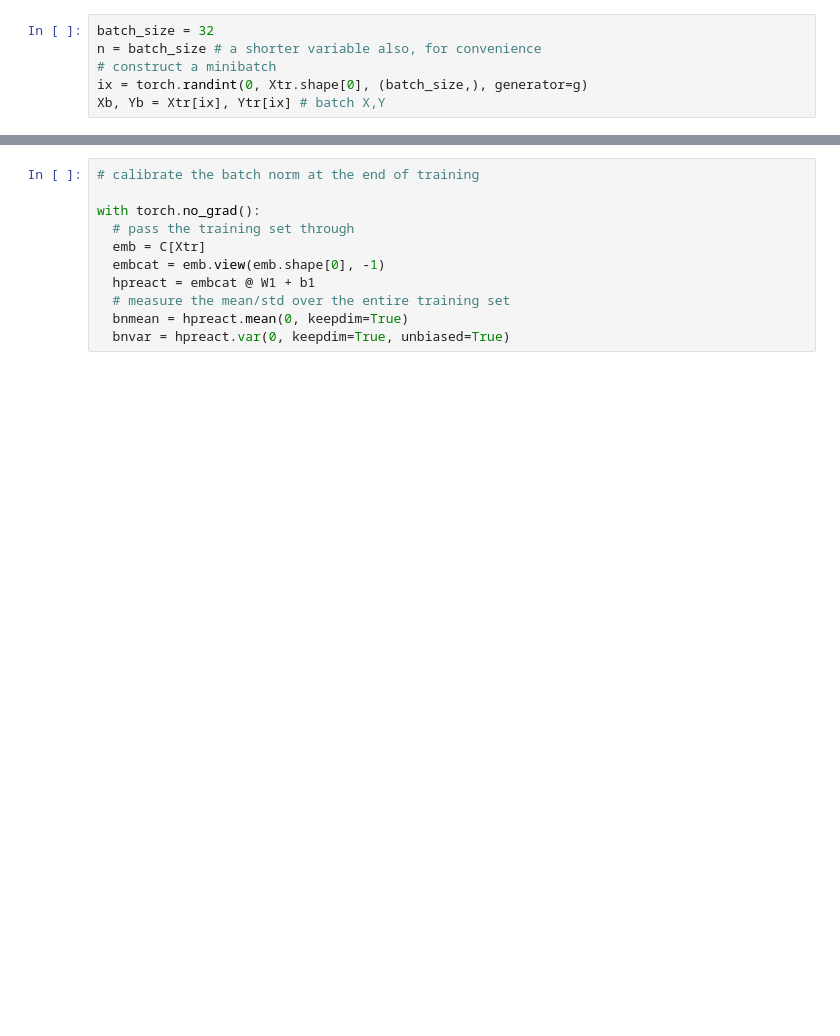
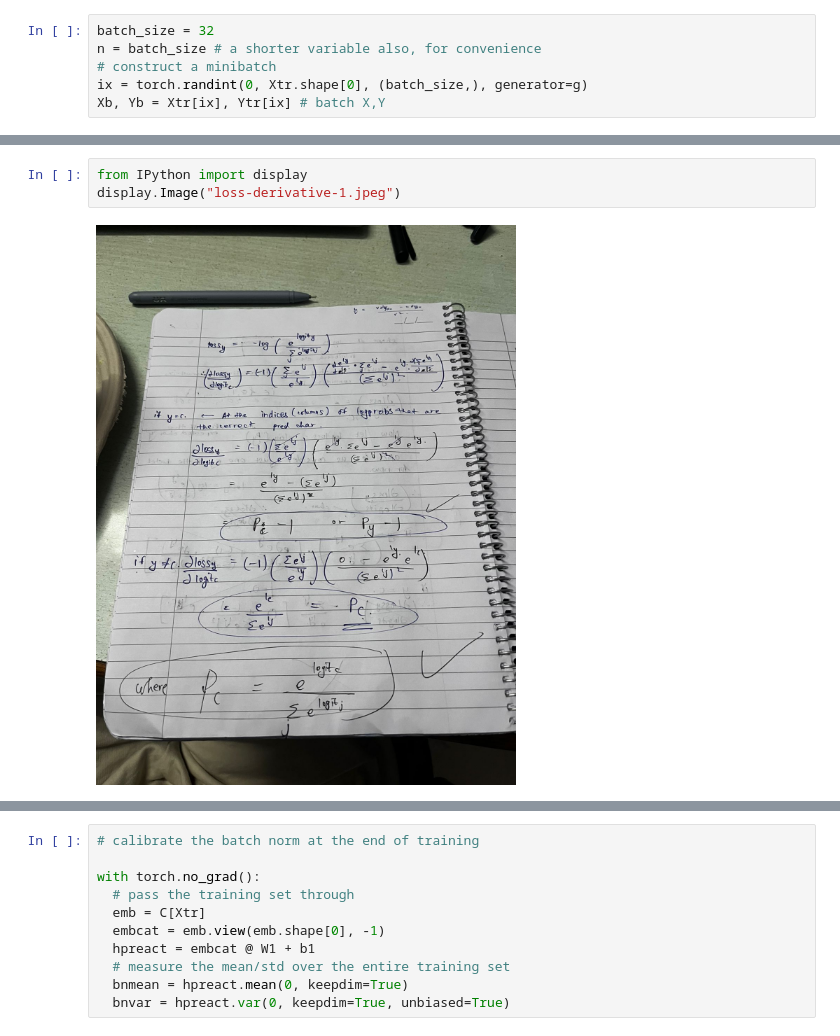
Before and after one commit to Rmehta-sudo/makemore-lecs, a Jupyter notebook: lec-5-makemore-4/exercise-nb-build_makemore_backprop_ninja.ipynb, the cells around one changed output, grey strips where cells are left out. Saved outputs shown, nothing was run; the diff lists cells and outputs as text; blank space fills up the shorter version.

```diff
--- a/lec-5-makemore-4/exercise-nb-build_makemore_backprop_ninja.ipynb
+++ b/lec-5-makemore-4/exercise-nb-build_makemore_backprop_ninja.ipynb
@@ -250,0 +317,5 @@ print(loss_fast.item(), 'diff:', (loss_fast - loss).item())
+# %%
+from IPython import display
+display.Image("loss-derivative-1.jpeg")
+# %% [output]
+[figure, added]
```
Also changed, not shown: parts of 12 cells of this notebook, 5 other files.
